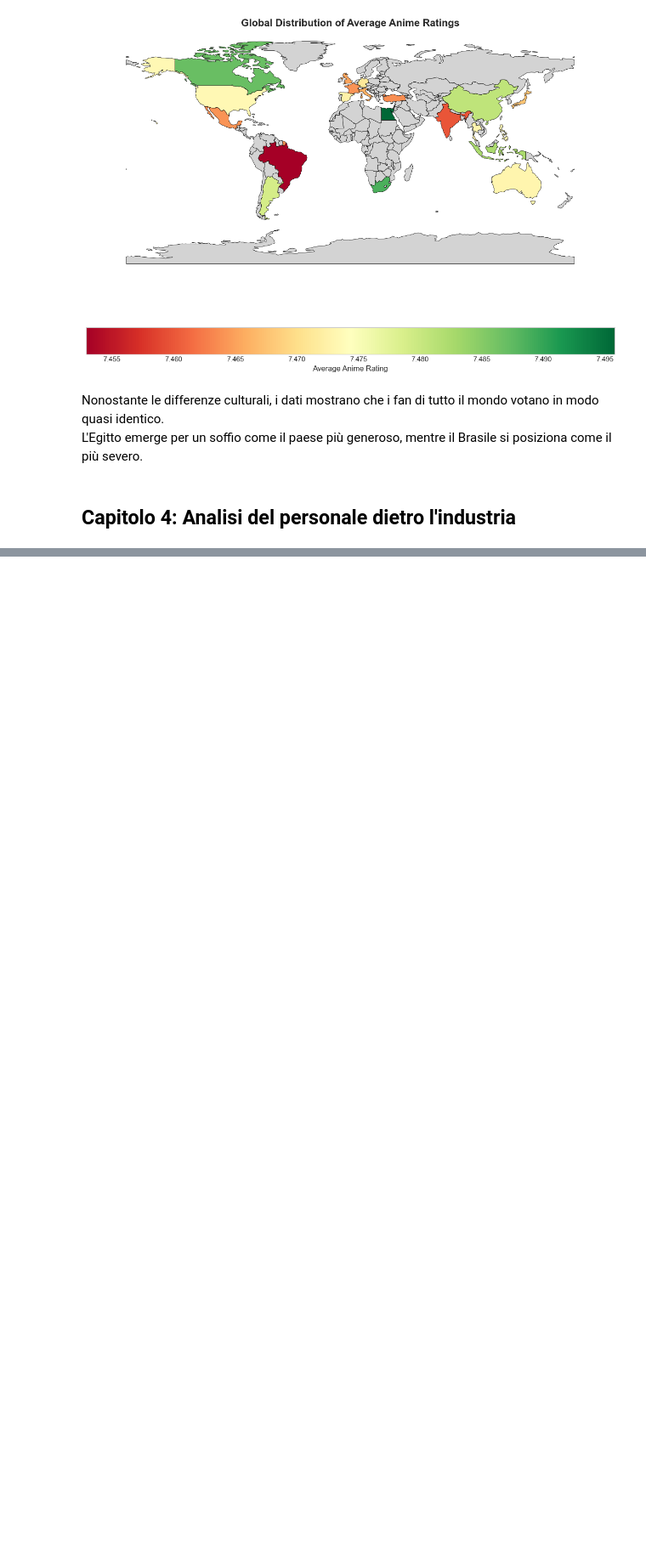
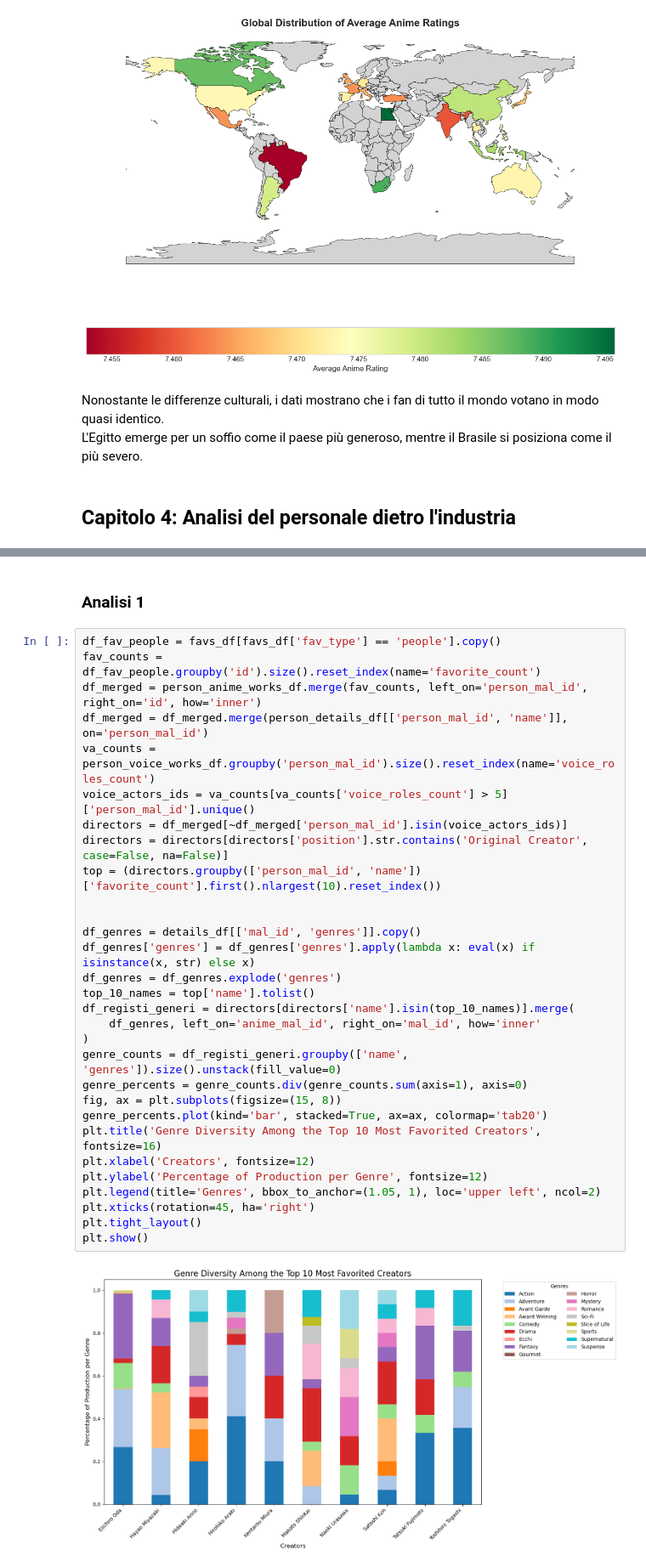
Before and after one commit to sarazunino/HCI, a Jupyter notebook: solution/02_notebook.ipynb, the cells around one changed output, grey strips where cells are left out. Shown at 85% size. Cells and saved outputs as stored; diff of their text form; blank space fills up the shorter version.

```diff
--- a/solution/02_notebook.ipynb
+++ b/solution/02_notebook.ipynb
@@ -548,0 +574,34 @@ L'Egitto emerge per un soffio come il paese più generoso, mentre il Brasile si
+# %% [markdown]
+### Analisi 1
+# %%
+df_fav_people = favs_df[favs_df['fav_type'] == 'people'].copy()
+fav_counts = df_fav_people.groupby('id').size().reset_index(name='favorite_count')
+df_merged = person_anime_works_df.merge(fav_counts, left_on='person_mal_id', right_on='id', how='inner')
+df_merged = df_merged.merge(person_details_df[['person_mal_id', 'name']], on='person_mal_id')
+va_counts = person_voice_works_df.groupby('person_mal_id').size().reset_index(name='voice_roles_count')
+voice_actors_ids = va_counts[va_counts['voice_roles_count'] > 5]['person_mal_id'].unique()
+directors = df_merged[~df_merged['person_mal_id'].isin(voice_actors_ids)]
+directors = directors[directors['position'].str.contains('Original Creator', case=False, na=False)]
+top = (directors.groupby(['person_mal_id', 'name'])['favorite_count'].first().nlargest(10).reset_index())
+
+
+df_genres = details_df[['mal_id', 'genres']].copy()
+df_genres['genres'] = df_genres['genres'].apply(lambda x: eval(x) if isinstance(x, str) else x)
+df_genres = df_genres.explode('genres')
+top_10_names = top['name'].tolist()
+df_registi_generi = directors[directors['name'].isin(top_10_names)].merge(
+    df_genres, left_on='anime_mal_id', right_on='mal_id', how='inner'
+)
+genre_counts = df_registi_generi.groupby(['name', 'genres']).size().unstack(fill_value=0)
+genre_percents = genre_counts.div(genre_counts.sum(axis=1), axis=0)
+fig, ax = plt.subplots(figsize=(15, 8))
+genre_percents.plot(kind='bar', stacked=True, ax=ax, colormap='tab20')
+plt.title('Genre Diversity Among the Top 10 Most Favorited Creators', fontsize=16)
+plt.xlabel('Creators', fontsize=12)
+plt.ylabel('Percentage of Production per Genre', fontsize=12)
+plt.legend(title='Genres', bbox_to_anchor=(1.05, 1), loc='upper left', ncol=2)
+plt.xticks(rotation=45, ha='right')
+plt.tight_layout()
+plt.show()
+# %% [output]
+[figure, added]
```
Also changed, not shown: parts of 8 cells of this notebook, 1 other file.
